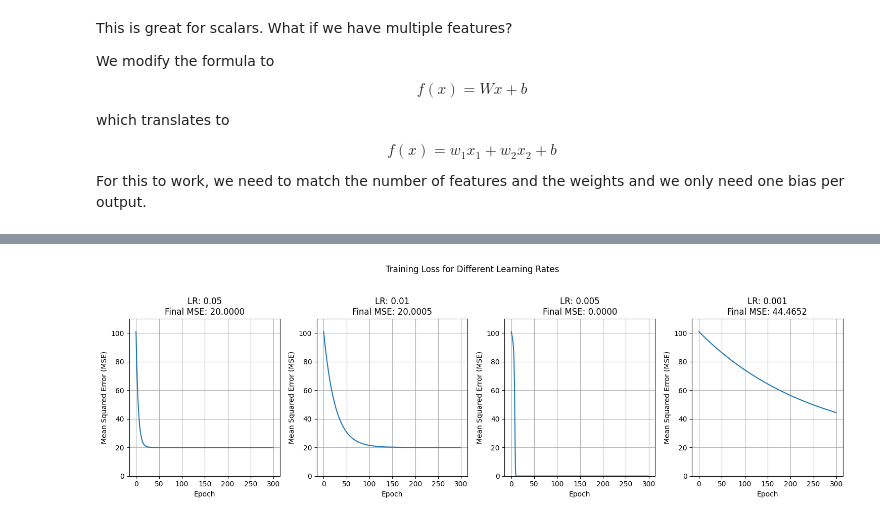
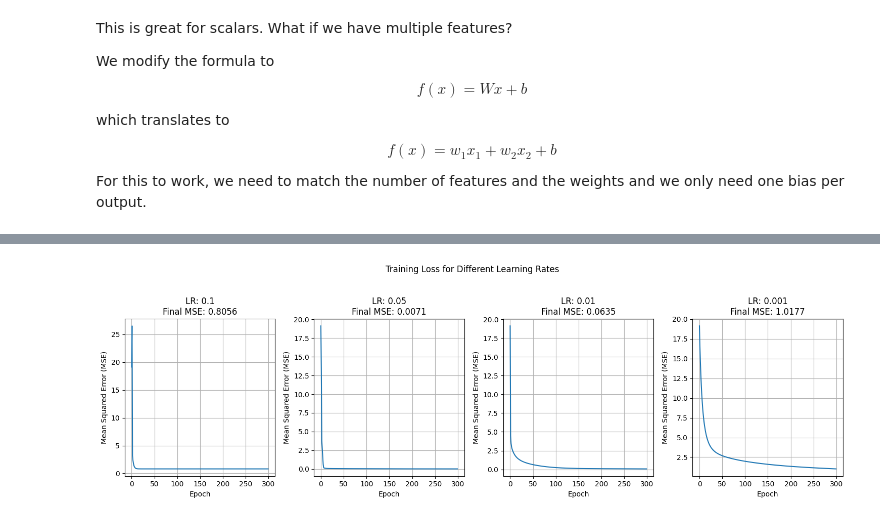
Before and after one commit to vmirchev/ml-from-scratch, a Jupyter notebook: notebooks/01_linear_regression_backprop.ipynb, the cells around one changed output, grey strips where cells are left out. Saved outputs shown, nothing was run; the diff lists cells and outputs as text; code cells hidden in the pictures.

```diff
--- a/notebooks/01_linear_regression_backprop.ipynb
+++ b/notebooks/01_linear_regression_backprop.ipynb
@@ -309,16 +355,13 @@ $$
 \end{cases}
 $$
 # %%
-# Save this class to the src folder for reuse across notebooks
-# %%writefile src/activations.py
+class ReLU(BaseLayer):
 
-class ReLU:
+  def forward(self, x):
+      self.x = x
+      return np.maximum(0, x)
 
-    def forward(self, x):
-        self.x = x
-        return np.maximum(0, x)
-
-    def backward(self, dout):
-        dx = dout * (self.x > 0.0)
-        return dx
+  def backward(self, dout):
+      dx = dout * (self.x > 0.0)
+      return dx
 # %%
@@ -378,60 +426,61 @@ plt.show()
 # %%
-
-learning_rates = [0.05, 0.01, 0.005, 0.001]
+learning_rates = [0.1, 0.05, 0.01, 0.001]
 all_losses = {}
 
-X = np.array([[1, 1], [3, 3], [5, 5], [7, 7]], dtype=float)
-y = np.array([[3], [7], [11], [15]], dtype=float)
+X = np.array([[1, 2], [2, 1], [3, 1], [1, 3], [4, 2], [2, 4]], dtype=float)
+y = np.maximum(0, X[:, [0]] - X[:, [1]]) + 1
 n = len(X)
 
 num_epochs = 300
 
 for lr in learning_rates:
-    print(f"\nStarting training with learning rate: {lr}")
+  print(f"\nStarting training with learning rate: {lr}")
 
-    # re-initialize layers for each learning rate experiment to ensure fair comparison
-    ll1 = LinearLayer(in_features=2, out_features=3)
-    relu = ReLU()
-    ll2 = LinearLayer(in_features=3, out_features=1)
+  # set the seeds
+  set_seeds(seed)
 
-    current_losses = []
+  # re-initialize layers for each learning rate experiment to ensure fair comparison
+  ll1 = LinearLayer(in_features=2, out_features=3)
+  relu = ReLU()
+  ll2 = LinearLayer(in_features=3, out_features=1)
 
-    for epoch in range(num_epochs):
-        # forward pass
-        x_out = ll1.forward(X)
-        x_out = relu.forward(x_out)
-        yHat = ll2.forward(x_out)
+  current_losses = []
 
-        # calculate the loss
-        mse = np.mean((y - yHat) ** 2)
-        current_losses.append(mse)
+  for epoch in range(num_epochs):
+    # forward pass
+    x_out = ll1.forward(X)
+    x_out = relu.forward(x_out)
+    yHat = ll2.forward(x_out)
 
-        # backward pass
-        dloss_dy = (2 / n) * (yHat - y)
-        grad = ll2.backward(dloss_dy)
-        grad = relu.backward(grad)
-        ll1.backward(grad)
+    # calculate the loss
+    mse = np.mean((y - yHat) ** 2)
+    current_losses.append(mse)
 
-        # update weights
-        ll1.step(lr)
-        ll2.step(lr)
+    # backward pass
+    dloss_dy = 2 * (yHat - y) / y.size
+    grad = ll2.backward(dloss_dy)
+    grad = relu.backward(grad)
+    ll1.backward(grad)
 
-    all_losses[str(lr)] = current_losses
-    print(f"Finished training with learning rate: {lr}, Final MSE: {current_losses[-1]:.4f}")
+    # update weights
+    ll1.step(lr)
+    ll2.step(lr)
+
+  all_losses[str(lr)] = current_losses
+  print(f"Finished training with learning rate: {lr}, Final MSE: {current_losses[-1]:.4f}")
 
 # plot the loss functions in a grid plot
 fig, axes = plt.subplots(1, len(learning_rates), figsize=(15, 5))
 fig.suptitle('Training Loss for Different Learning Rates')
 
 for i, lr_str in enumerate(learning_rates):
-    ax = axes[i]
-    losses_for_lr = all_losses[str(lr_str)]
-    ax.plot(losses_for_lr)
-    ax.set_title(f'LR: {lr_str}\nFinal MSE: {losses_for_lr[-1]:.4f}')
-    ax.set_xlabel('Epoch')
-    ax.set_ylabel('Mean Squared Error (MSE)')
-    ax.set_ylim(0, 110)
-    ax.grid(True)
+  ax = axes[i]
+  losses_for_lr = all_losses[str(lr_str)]
+  ax.plot(losses_for_lr)
+  ax.set_title(f'LR: {lr_str}\nFinal MSE: {losses_for_lr[-1]:.4f}')
+  ax.set_xlabel('Epoch')
+  ax.set_ylabel('Mean Squared Error (MSE)')
+  ax.grid(True)
 
 plt.tight_layout(rect=[0, 0.03, 1, 0.95])
 plt.show()
@@ -450 +499 @@ Finished training with learning rate: 0.001, Final MSE: 44.4652
-[figure, old version]
+[figure, new version]
```
Also changed, not shown: parts of 24 cells of this notebook, 4 other files.
